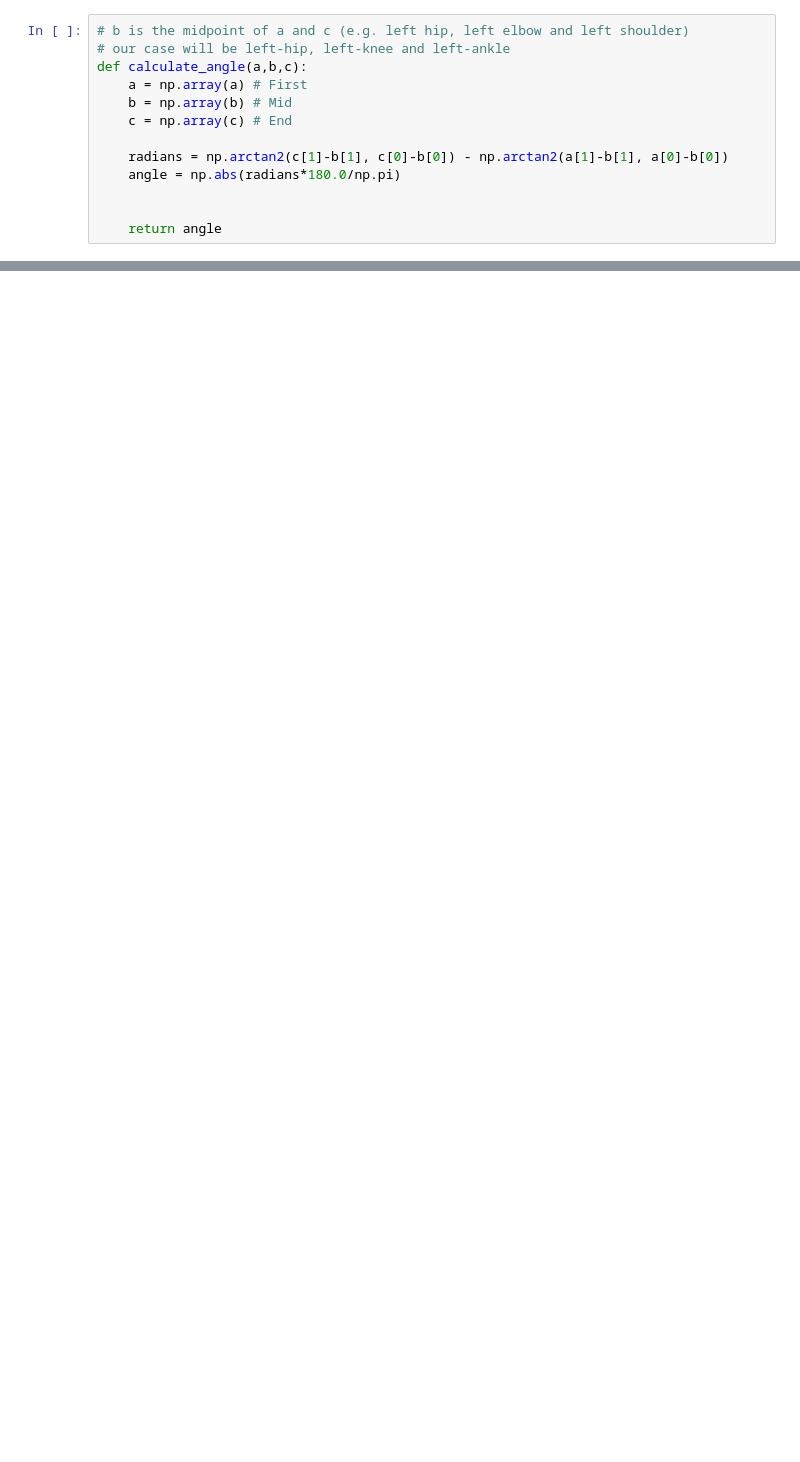
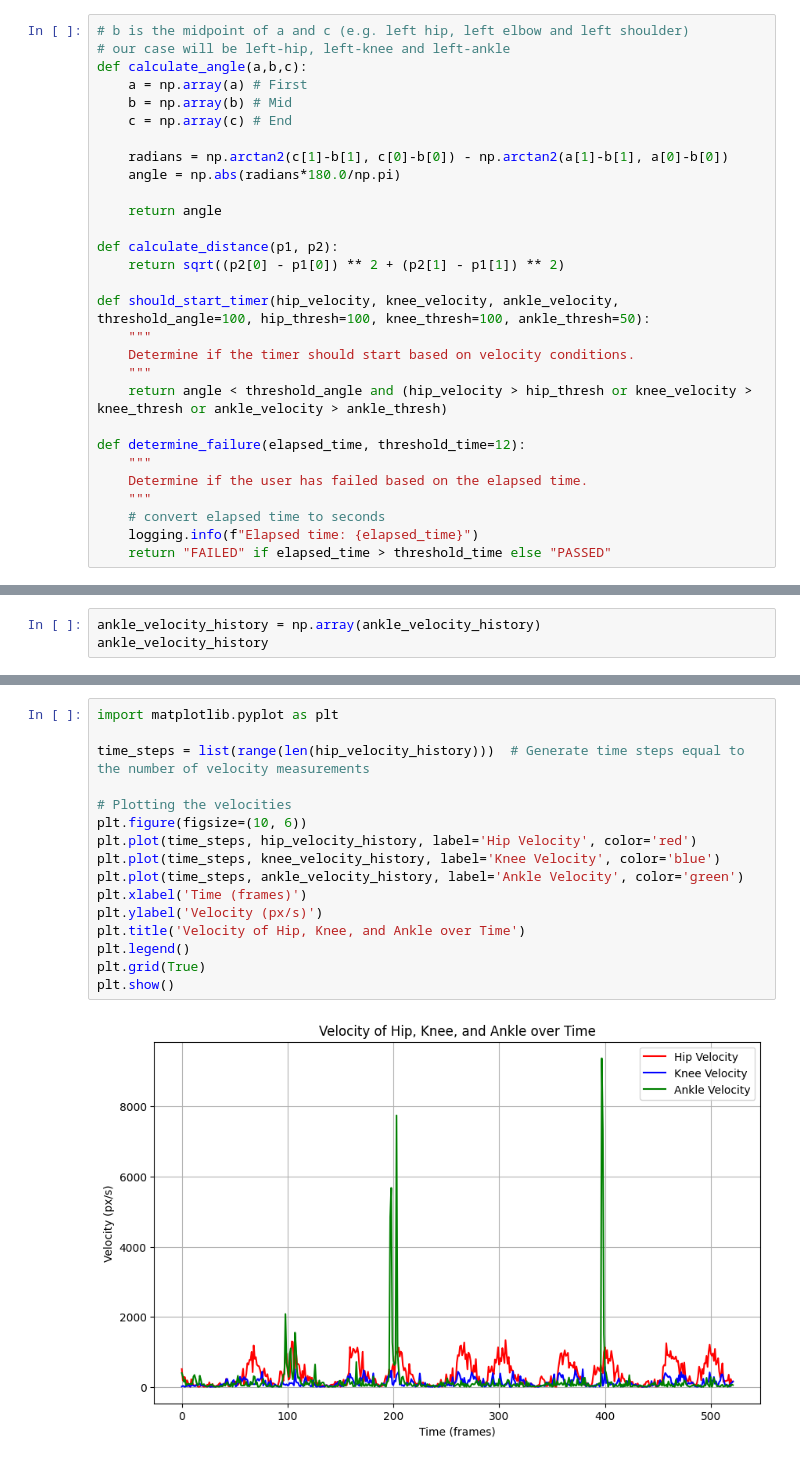
Before and after one commit to brennanleez-coder/opencv-healthcare, a Jupyter notebook: algorithms/sit_stand_overall.ipynb, the cells around one changed output, grey strips where cells are left out. Cells and saved outputs as stored; diff of their text form; blank space fills up the shorter version.

Commit message:
Time Tracking, and analysis of movements

```diff
--- a/algorithms/sit_stand_overall.ipynb
+++ b/algorithms/sit_stand_overall.ipynb
@@ -18,6 +21,22 @@ def calculate_angle(a,b,c):
     radians = np.arctan2(c[1]-b[1], c[0]-b[0]) - np.arctan2(a[1]-b[1], a[0]-b[0])
     angle = np.abs(radians*180.0/np.pi)
 
+    return angle
 
-    return angle
+def calculate_distance(p1, p2):
+    return sqrt((p2[0] - p1[0]) ** 2 + (p2[1] - p1[1]) ** 2)
+
+def should_start_timer(hip_velocity, knee_velocity, ankle_velocity, threshold_angle=100, hip_thresh=100, knee_thresh=100, ankle_thresh=50):
+    """
+    Determine if the timer should start based on velocity conditions.
+    """
+    return angle < threshold_angle and (hip_velocity > hip_thresh or knee_velocity > knee_thresh or ankle_velocity > ankle_thresh)
+
+def determine_failure(elapsed_time, threshold_time=12):
+    """
+    Determine if the user has failed based on the elapsed time.
+    """
+    # convert elapsed time to seconds
+    logging.info(f"Elapsed time: {elapsed_time}")
+    return "FAILED" if elapsed_time > threshold_time else "PASSED"
 # %%
@@ -186,0 +279,3 @@ I0000 00:00:1716912158.437115 2366416 gl_context.cc:357] GL version: 2.1 (2.1 AT
+# %%
+ankle_velocity_history = np.array(ankle_velocity_history)
+ankle_velocity_history
@@ -186,0 +300,18 @@ I0000 00:00:1716912158.437115 2366416 gl_context.cc:357] GL version: 2.1 (2.1 AT
+# %%
+import matplotlib.pyplot as plt
+
+time_steps = list(range(len(hip_velocity_history)))  # Generate time steps equal to the number of velocity measurements
+
+# Plotting the velocities
+plt.figure(figsize=(10, 6))
+plt.plot(time_steps, hip_velocity_history, label='Hip Velocity', color='red')
+plt.plot(time_steps, knee_velocity_history, label='Knee Velocity', color='blue')
+plt.plot(time_steps, ankle_velocity_history, label='Ankle Velocity', color='green')
+plt.xlabel('Time (frames)')
+plt.ylabel('Velocity (px/s)')
+plt.title('Velocity of Hip, Knee, and Ankle over Time')
+plt.legend()
+plt.grid(True)
+plt.show()
+# %% [output]
+[figure, added]
```
Also changed, not shown: parts of 6 cells of this notebook, 2 other files.
